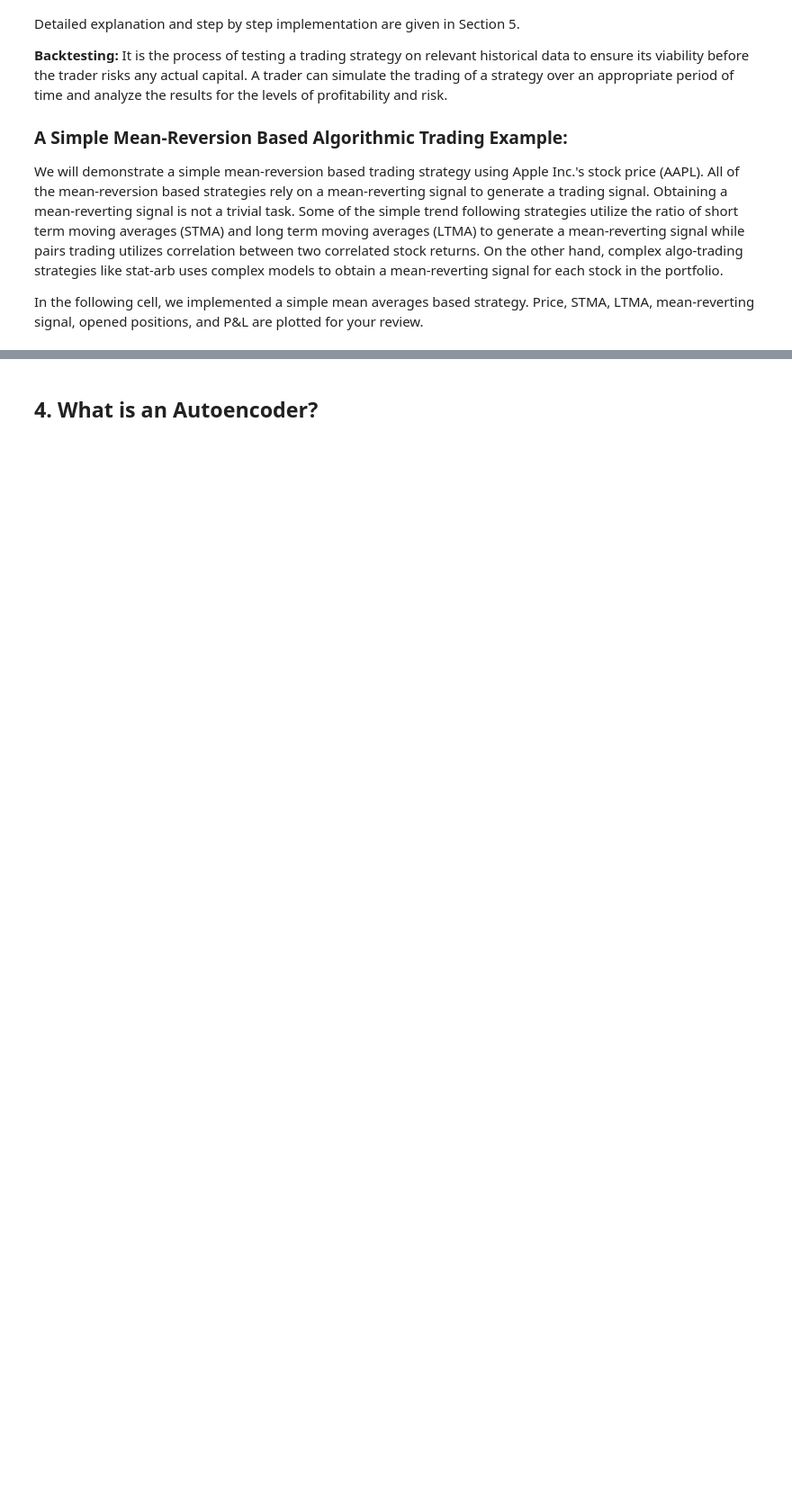
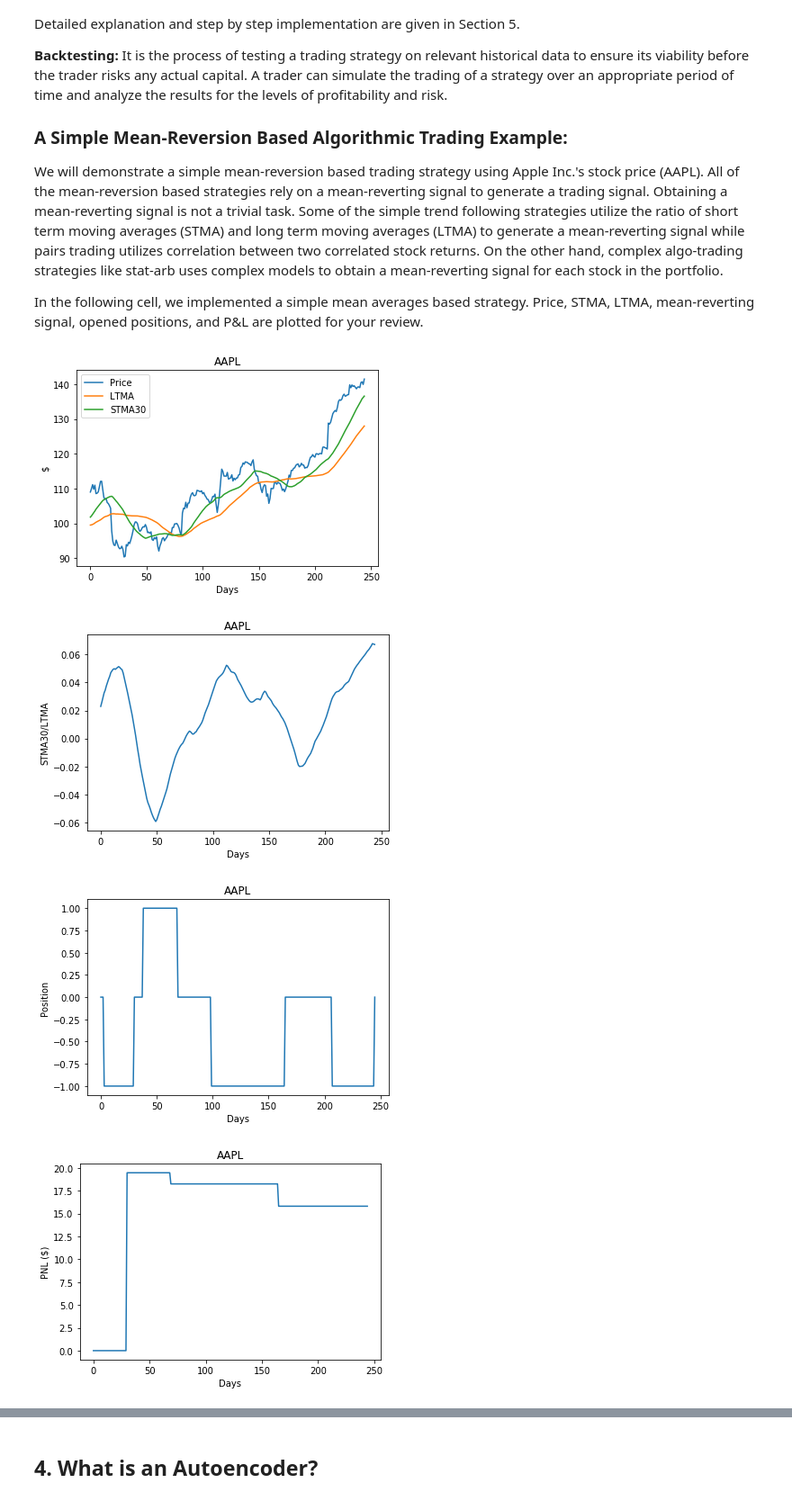
Before and after one commit to slipnitskaya/IBM_FINANCE_AP19, a Jupyter notebook: lab3_DeepAutoencoder.ipynb, the cells around one changed output, grey strips where cells are left out. Shown at 90% size. Cells and saved outputs as stored; diff of their text form; code cells hidden in the pictures; blank space fills up the shorter version.

```diff
--- a/lab3_DeepAutoencoder.ipynb
+++ b/lab3_DeepAutoencoder.ipynb
@@ -135,32 +148,37 @@ for i in range(W_LTMA, R_aaple):
         # Otherwise, no position is opened
         pos_aaple[idx] = pos_aaple[idx-1]
 
     idx += 1
 
 plt_p, = plt.plot(dm[:,0], label='Price')
 plt_ltma, = plt.plot(dm[:,1], label='LTMA')
-plt_stma, = plt.plot(dm[:,2], label='STMA')
+plt_stma, = plt.plot(dm[:,2], label='STMA{}'.format(W_STMA))
 plt.legend(handles=[plt_p, plt_ltma, plt_stma])
 
 plt.title('AAPL')
 plt.ylabel('$')
 plt.xlabel('Days')
 plt.show()
 
 plt.plot(mr)
 plt.title('AAPL')
-plt.ylabel('STMA/LTMA')
+plt.ylabel('STMA{}/LTMA'.format(W_STMA))
 plt.xlabel('Days')
 plt.show()
 
 plt.plot(pos_aaple)
 plt.title('AAPL')
 plt.ylabel('Position')
 plt.xlabel('Days')
 plt.show()
 
 plt.plot(np.cumsum(PNL_apple))
 plt.title('AAPL')
 plt.ylabel('PNL ($)')
 plt.xlabel('Days')
 plt.show()
+# %% [output]
+[figure, added]
+[figure, added]
+[figure, added]
+[figure, added]
```
Also changed, not shown: parts of 14 cells of this notebook.
